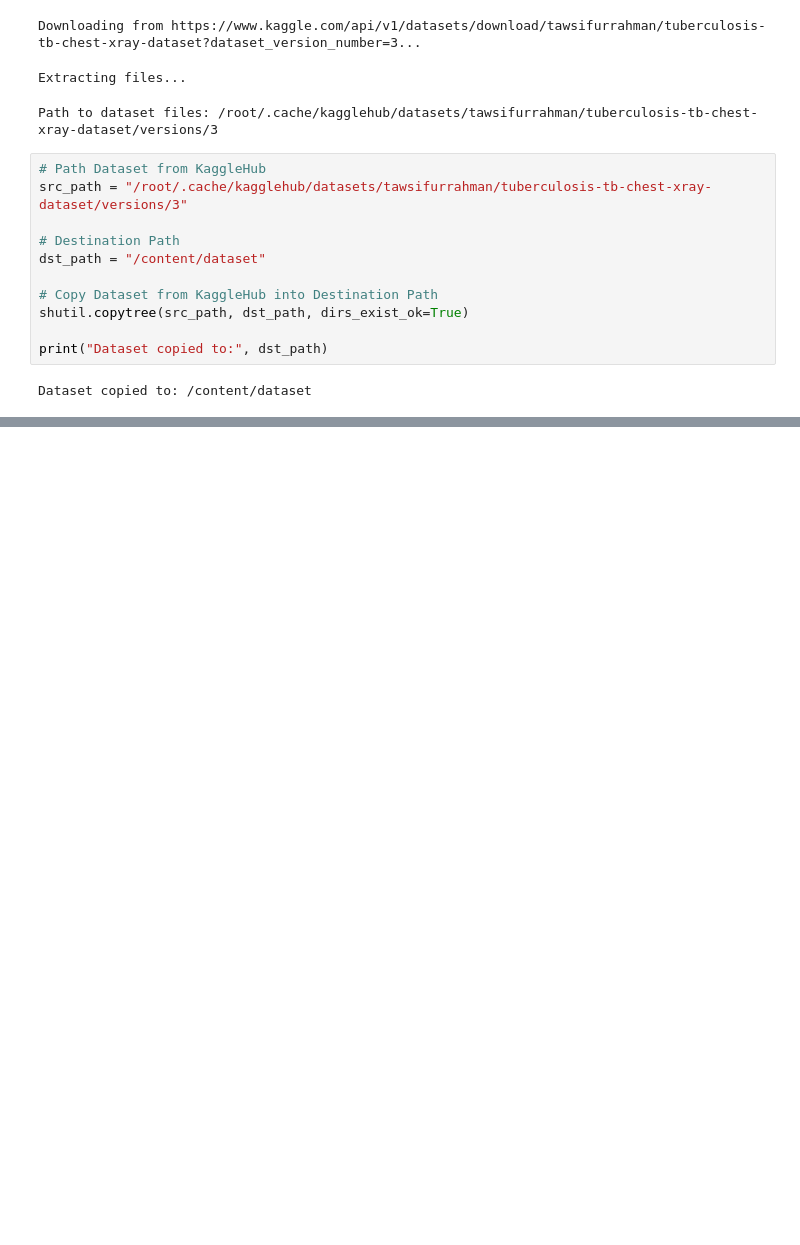
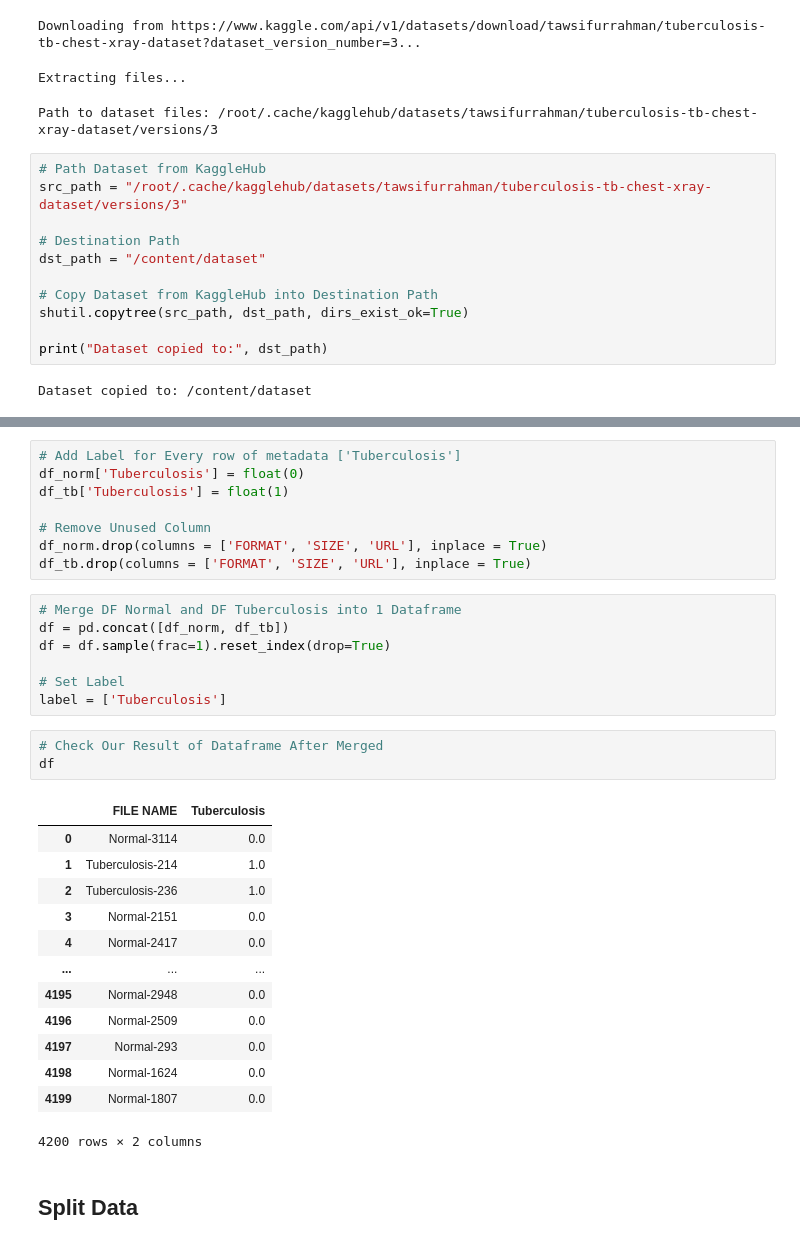
Before and after one commit to alfiannnas/tbc-detection-app, a Jupyter notebook: TBC_Detection.ipynb, the cells around one changed output, grey strips where cells are left out. Drawn from its saved outputs; the diff is of its cells as text; blank space fills up the shorter version.

```diff
--- a/TBC_Detection.ipynb
+++ b/TBC_Detection.ipynb
@@ -33,0 +96,34 @@ Dataset copied to: /content/dataset
+# %%
+# Add Label for Every row of metadata ['Tuberculosis']
+df_norm['Tuberculosis'] = float(0)
+df_tb['Tuberculosis'] = float(1)
+
+# Remove Unused Column
+df_norm.drop(columns = ['FORMAT', 'SIZE', 'URL'], inplace = True)
+df_tb.drop(columns = ['FORMAT', 'SIZE', 'URL'], inplace = True)
+# %%
+# Merge DF Normal and DF Tuberculosis into 1 Dataframe
+df = pd.concat([df_norm, df_tb])
+df = df.sample(frac=1).reset_index(drop=True)
+
+# Set Label
+label = ['Tuberculosis']
+# %%
+# Check Our Result of Dataframe After Merged
+df
+# %% [output]
+|  | FILE NAME | Tuberculosis |
+| 0 | Normal-3114 | 0.0 |
+| 1 | Tuberculosis-214 | 1.0 |
+| 2 | Tuberculosis-236 | 1.0 |
+| 3 | Normal-2151 | 0.0 |
+| 4 | Normal-2417 | 0.0 |
+| ... | ... | ... |
+| 4195 | Normal-2948 | 0.0 |
+| 4196 | Normal-2509 | 0.0 |
+| 4197 | Normal-293 | 0.0 |
+| 4198 | Normal-1624 | 0.0 |
+| 4199 | Normal-1807 | 0.0 |
+4200 rows × 2 columns
+# %% [markdown]
+## Split Data
```
Also changed, not shown: parts of 14 cells of this notebook.
